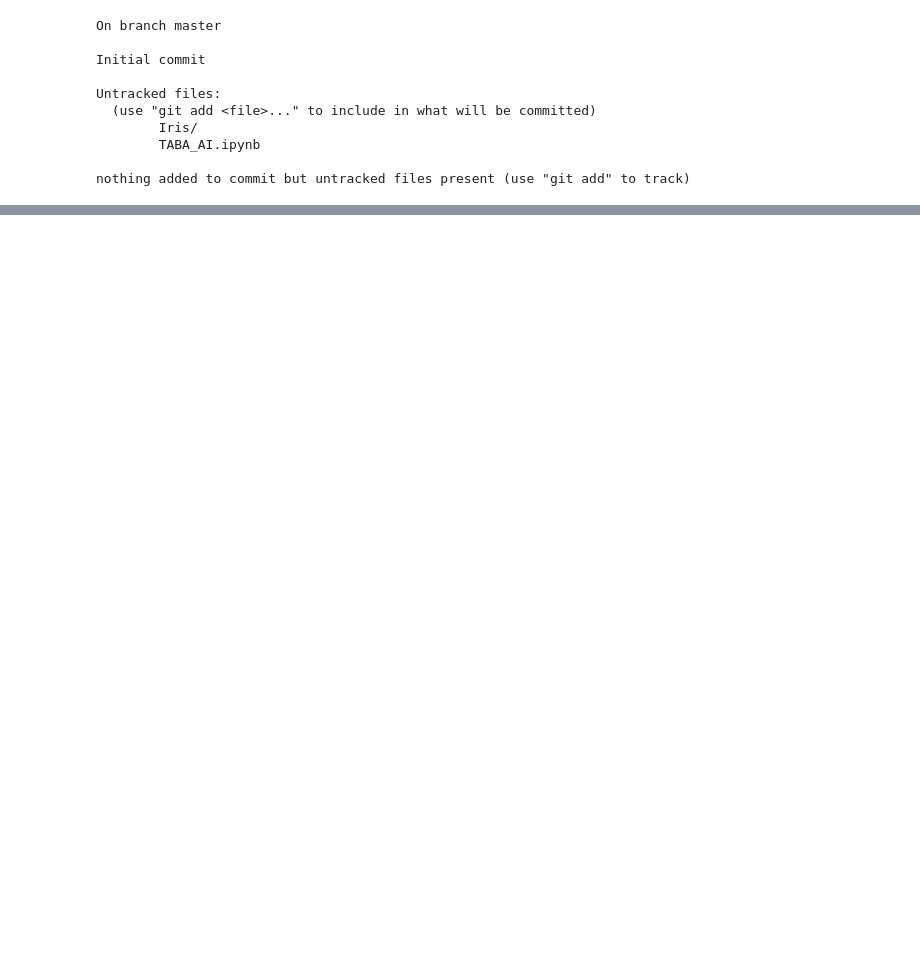
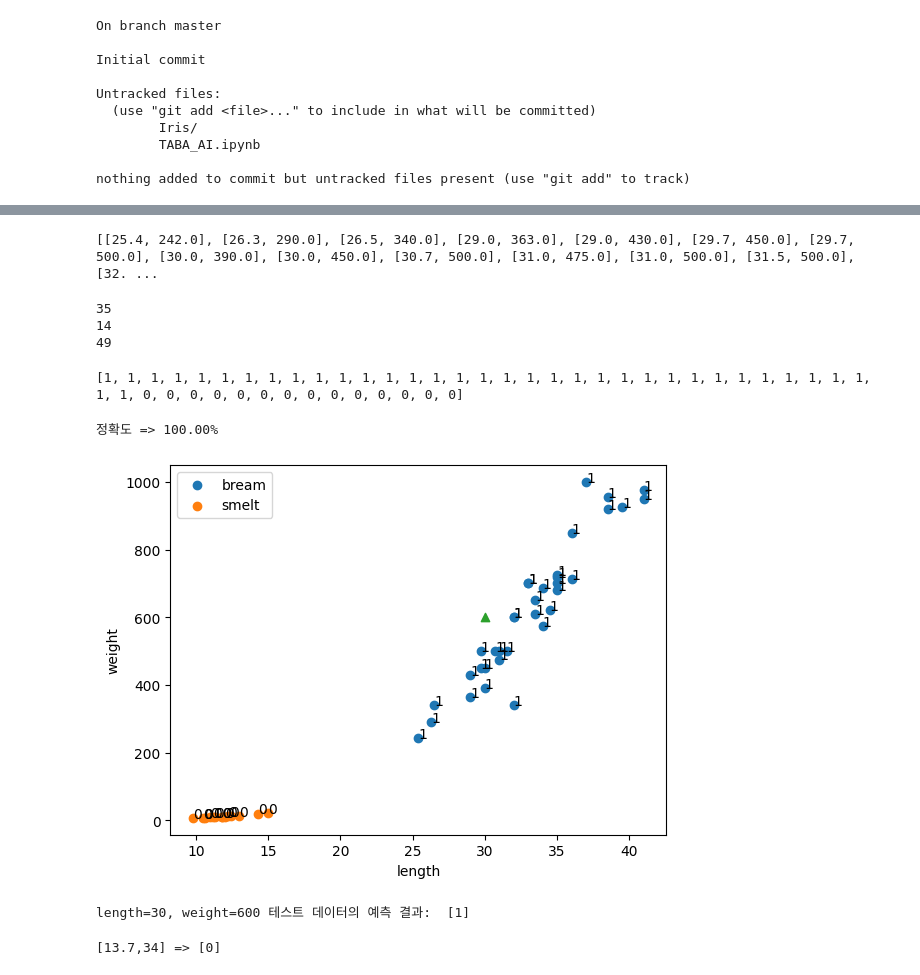
Before and after one commit to 9ye1/TABA_AI, a Jupyter notebook: TABA_AI.ipynb, the cells around one changed output, grey strips where cells are left out. Drawn from its saved outputs; the diff is of its cells as text; code cells hidden in the pictures; blank space fills up the shorter version.

```diff
--- a/TABA_AI.ipynb
+++ b/TABA_AI.ipynb
@@ -66,0 +353,54 @@ hint: See "git help submodule" for more information.
+# %%
+length = bream_length + smelt_length
+weight = bream_weight + smelt_weight
+
+fish_data = [[l,w] for l,w in zip(length, weight)]
+
+print(fish_data)
+# %% [output]
+[[25.4, 242.0], [26.3, 290.0], [26.5, 340.0], [29.0, 363.0], [29.0, 430.0], [29.7, 450.0], [29.7, 500.0], [30.0, 390.0], [30.0, 450.0], [30.7, 500.0], [31.0, 475.0], [31.0, 500.0], [31.5, 500.0], [32. ...
+# %%
+print(len(bream_length))
+print(len(smelt_length))
+print(len(fish_data))
+# %% [output]
+35
+14
+49
+# %%
+fish_target = [1]*len(bream_length)+[0]*len(smelt_length)
+print(fish_target)
+# %% [output]
+[1, 1, 1, 1, 1, 1, 1, 1, 1, 1, 1, 1, 1, 1, 1, 1, 1, 1, 1, 1, 1, 1, 1, 1, 1, 1, 1, 1, 1, 1, 1, 1, 1, 1, 1, 0, 0, 0, 0, 0, 0, 0, 0, 0, 0, 0, 0, 0, 0]
+# %%
+from sklearn.neighbors import KNeighborsClassifier
+
+kn = KNeighborsClassifier()
+kn.fit(fish_data, fish_target)
+acc = kn.score(fish_data, fish_target)
+
+print(f"정확도 => {acc * 100 :.2f}% ")
+# %% [output]
+정확도 => 100.00%
+# %%
+plt.scatter(bream_length, bream_weight, label = "bream")
+plt.scatter(smelt_length, smelt_weight, label = "smelt")
+
+[plt.text(*fish_data[i], fish_target[i]) for i in range(len(fish_target))]
+#plt.text(x축 값, y축 값, 내가 원하는 text)
+plt.scatter(30,600, marker="^")
+
+plt.xlabel('length')
+plt.ylabel('weight')
+plt.legend()
+plt.show()
+# %% [output]
+[figure, added]
+# %%
+print("length=30, weight=600 테스트 데이터의 예측 결과: ",kn.predict([[30,600]]))
+# %% [output]
+length=30, weight=600 테스트 데이터의 예측 결과:  [1]
+# %%
+print(f"[13.7,34] => {kn.predict([[13.7,34]])}")
+# %% [output]
+[13.7,34] => [0]
```
Also changed, not shown: parts of 106 cells of this notebook, 1 other file.
